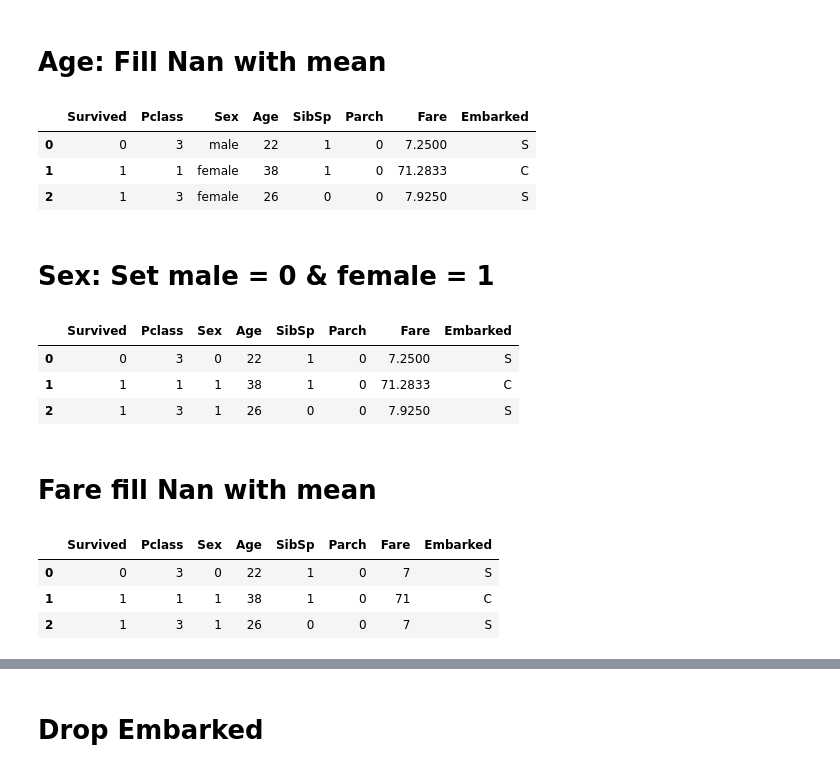
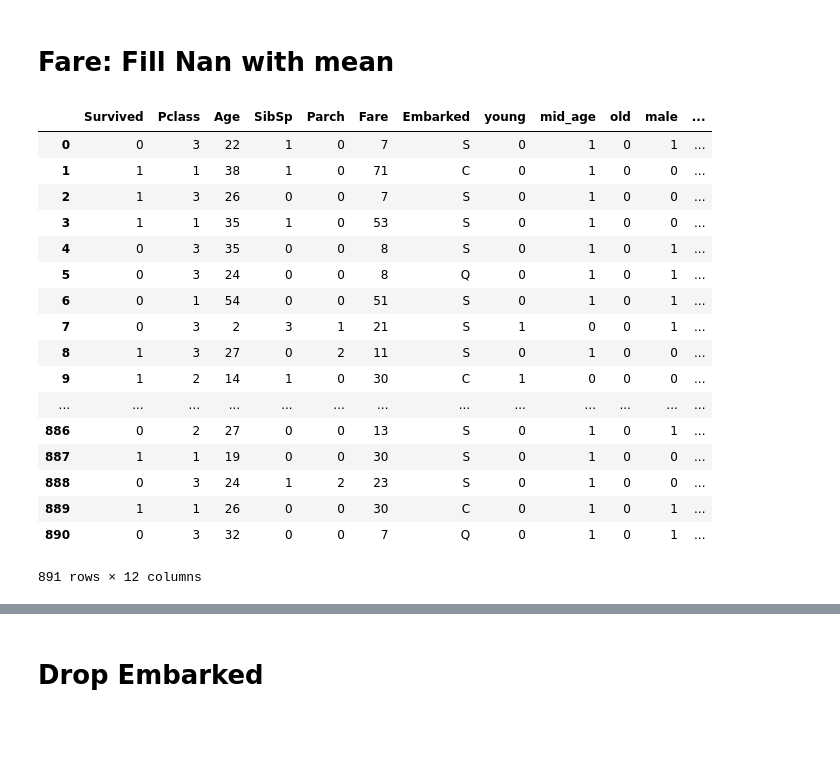
Before and after one commit to bianXiaoTuan/MachineLearning, a Jupyter notebook: kaggle/titanic/tutorial.ipynb, the cells around one changed output, grey strips where cells are left out. Drawn from its saved outputs; the diff is of its cells as text; code cells hidden in the pictures; blank space fills up the shorter version.

```diff
--- a/kaggle/titanic/tutorial.ipynb
+++ b/kaggle/titanic/tutorial.ipynb
@@ -26,53 +222,2 @@ X_train[0:3]
 # %% [markdown]
-# Age: Fill Nan with mean
+# Fare: Fill Nan with mean
-# %%
-age_imp = Imputer(missing_values='NaN', strategy='mean', axis=0)
-tmp_age = X_train['Age'].reshape(-1, 1)
-age_imp.fit(tmp_age)
-X_train['Age'] = age_imp.transform(tmp_age).astype(int)
-
-age_imp = Imputer(missing_values='NaN', strategy='mean', axis=0)
-tmp_age = X_test['Age'].reshape(-1, 1)
-age_imp.fit(tmp_age)
-X_test['Age'] = age_imp.transform(tmp_age).astype(int)
-
-X_train[0:3]
-# %% [output]
-|  | Survived | Pclass | Sex | Age | SibSp | Parch | Fare | Embarked |
-| 0 | 0 | 3 | male | 22 | 1 | 0 | 7.2500 | S |
-| 1 | 1 | 1 | female | 38 | 1 | 0 | 71.2833 | C |
-| 2 | 1 | 3 | female | 26 | 0 | 0 | 7.9250 | S |
-# %% [markdown]
-# Sex: Set male = 0 & female = 1
-# %%
-X_train.loc[X_train['Sex'] == 'male', 'Sex'] = 0
-X_train.loc[X_train['Sex'] == 'female', 'Sex'] = 1
-
-X_test.loc[X_test['Sex'] == 'male', 'Sex'] = 0
-X_test.loc[X_test['Sex'] == 'female', 'Sex'] = 1
-
-X_train[0:3]
-# %% [output]
-|  | Survived | Pclass | Sex | Age | SibSp | Parch | Fare | Embarked |
-| 0 | 0 | 3 | 0 | 22 | 1 | 0 | 7.2500 | S |
-| 1 | 1 | 1 | 1 | 38 | 1 | 0 | 71.2833 | C |
-| 2 | 1 | 3 | 1 | 26 | 0 | 0 | 7.9250 | S |
-# %% [markdown]
-# Fare fill Nan with mean
-# %%
-fare_imp = Imputer(missing_values='NaN', strategy='mean', axis=0)
-tmp_fare = X_train['Fare'].reshape(-1, 1)
-fare_imp.fit(tmp_fare)
-X_train['Fare'] = fare_imp.transform(tmp_fare).astype(int)
-
-fare_imp = Imputer(missing_values='NaN', strategy='mean', axis=0)
-tmp_fare = X_test['Fare'].reshape(-1, 1)
-fare_imp.fit(tmp_fare)
-X_test['Fare'] = fare_imp.transform(tmp_fare).astype(int)
-
-X_train[0:3]
-# %% [output]
-|  | Survived | Pclass | Sex | Age | SibSp | Parch | Fare | Embarked |
-| 0 | 0 | 3 | 0 | 22 | 1 | 0 | 7 | S |
-| 1 | 1 | 1 | 1 | 38 | 1 | 0 | 71 | C |
-| 2 | 1 | 3 | 1 | 26 | 0 | 0 | 7 | S |
@@ -78,0 +230,21 @@ X_train[0:3]
+# %%
+X_train
+# %% [output]
+|  | Survived | Pclass | Age | SibSp | Parch | Fare | Embarked | young | mid_age | old | male | ... |
+| 0 | 0 | 3 | 22 | 1 | 0 | 7 | S | 0 | 1 | 0 | 1 | ... |
+| 1 | 1 | 1 | 38 | 1 | 0 | 71 | C | 0 | 1 | 0 | 0 | ... |
+| 2 | 1 | 3 | 26 | 0 | 0 | 7 | S | 0 | 1 | 0 | 0 | ... |
+| 3 | 1 | 1 | 35 | 1 | 0 | 53 | S | 0 | 1 | 0 | 0 | ... |
+| 4 | 0 | 3 | 35 | 0 | 0 | 8 | S | 0 | 1 | 0 | 1 | ... |
+| 5 | 0 | 3 | 24 | 0 | 0 | 8 | Q | 0 | 1 | 0 | 1 | ... |
+| 6 | 0 | 1 | 54 | 0 | 0 | 51 | S | 0 | 1 | 0 | 1 | ... |
+| 7 | 0 | 3 | 2 | 3 | 1 | 21 | S | 1 | 0 | 0 | 1 | ... |
+| 8 | 1 | 3 | 27 | 0 | 2 | 11 | S | 0 | 1 | 0 | 0 | ... |
+| 9 | 1 | 2 | 14 | 1 | 0 | 30 | C | 1 | 0 | 0 | 0 | ... |
+| ... | ... | ... | ... | ... | ... | ... | ... | ... | ... | ... | ... | ... |
+| 886 | 0 | 2 | 27 | 0 | 0 | 13 | S | 0 | 1 | 0 | 1 | ... |
+| 887 | 1 | 1 | 19 | 0 | 0 | 30 | S | 0 | 1 | 0 | 0 | ... |
+| 888 | 0 | 3 | 24 | 1 | 2 | 23 | S | 0 | 1 | 0 | 0 | ... |
+| 889 | 1 | 1 | 26 | 0 | 0 | 30 | C | 0 | 1 | 0 | 1 | ... |
+| 890 | 0 | 3 | 32 | 0 | 0 | 7 | Q | 0 | 1 | 0 | 1 | ... |
+891 rows × 12 columns
```
Also changed, not shown: parts of 33 cells of this notebook, 1 other file.
